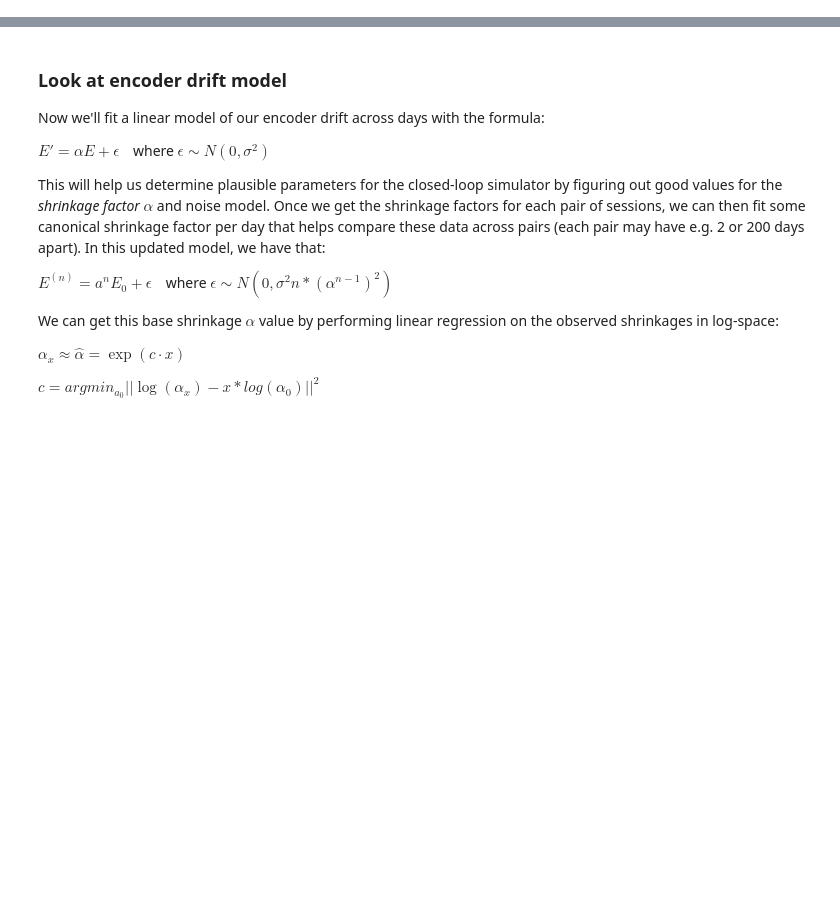
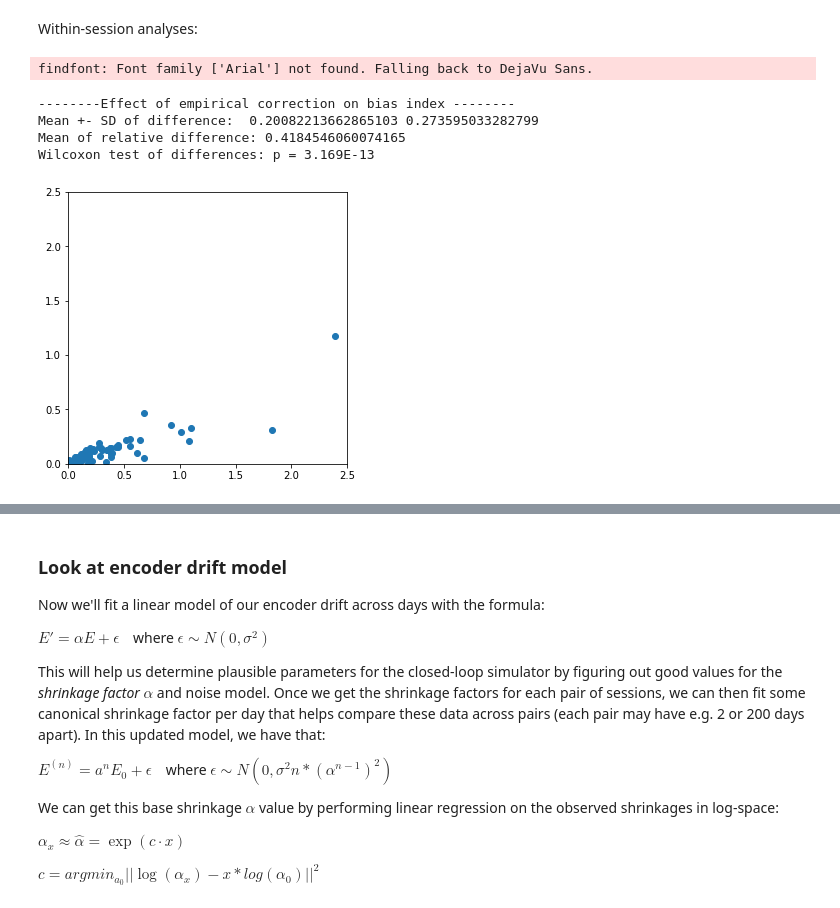
Before and after one commit to guyhwilson/nonstationarities, a Jupyter notebook: notebooks/nonstationarities_across_time.ipynb, the cells around one changed output, grey strips where cells are left out. Drawn from its saved outputs; the diff is of its cells as text; code cells hidden in the pictures; blank space fills up the shorter version.

```diff
--- a/notebooks/nonstationarities_across_time.ipynb
+++ b/notebooks/nonstationarities_across_time.ipynb
@@ -227,0 +170,25 @@ NameError: name 'fitEncodingMatrix' is not defined
+# %% [markdown]
+Within-session analyses:
+# %%
+# first check if the empirical correction for bias index has a noticeable effect
+
+print('--------Effect of empirical correction on bias index --------')
+with_correction = np.asarray(session_dict['normalized_bias_index_control'])
+no_correction   = np.asarray(session_dict['normalized_bias_index_control_no_empirical_correction'])
+diffs           = no_correction - with_correction
+print('Mean +- SD of difference: ', np.mean(diffs), np.std(diffs))
+print('Mean of relative difference:', np.mean(diffs / no_correction))
+print('Wilcoxon test of differences: p = {:.3E}'.format(scipy.stats.wilcoxon(diffs)[1]))
+
+figSize(5, 5)
+plt.scatter(no_correction, with_correction)
+plt.xlim([0, 2.5])
+plt.ylim([0, 2.5])
+plt.show()
+# %% [output]
+findfont: Font family ['Arial'] not found. Falling back to DejaVu Sans.
+--------Effect of empirical correction on bias index --------
+Mean +- SD of difference:  0.20082213662865103 0.273595033282799
+Mean of relative difference: 0.4184546060074165
+Wilcoxon test of differences: p = 3.169E-13
+[figure, added]
```
Also changed, not shown: parts of 29 cells of this notebook, 27 other files.
